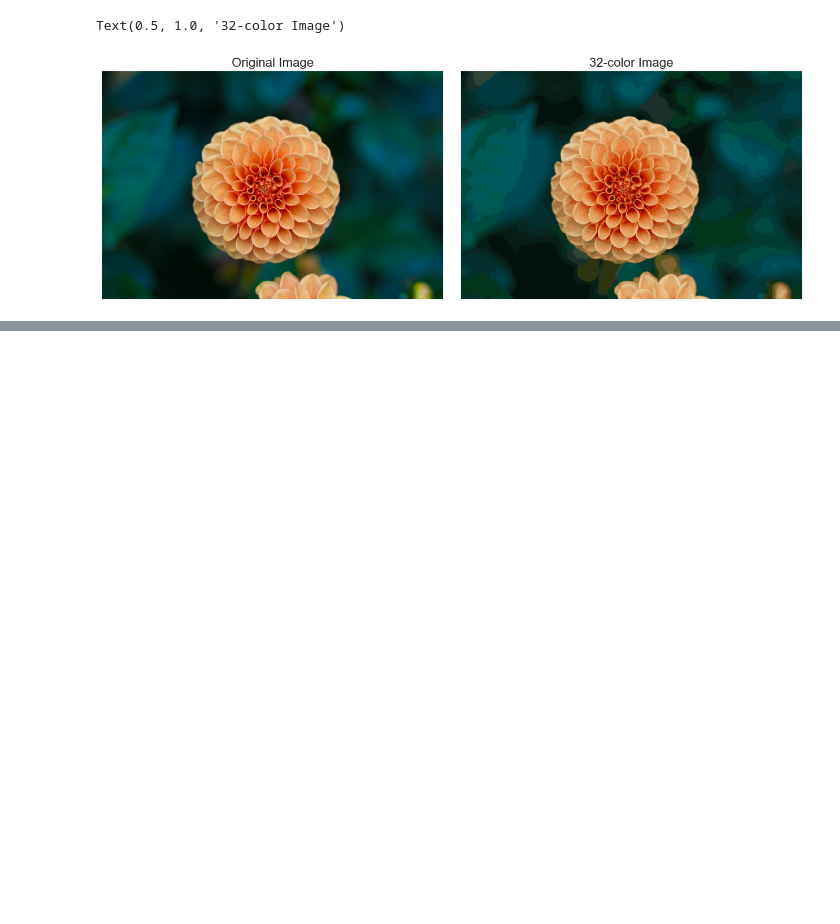
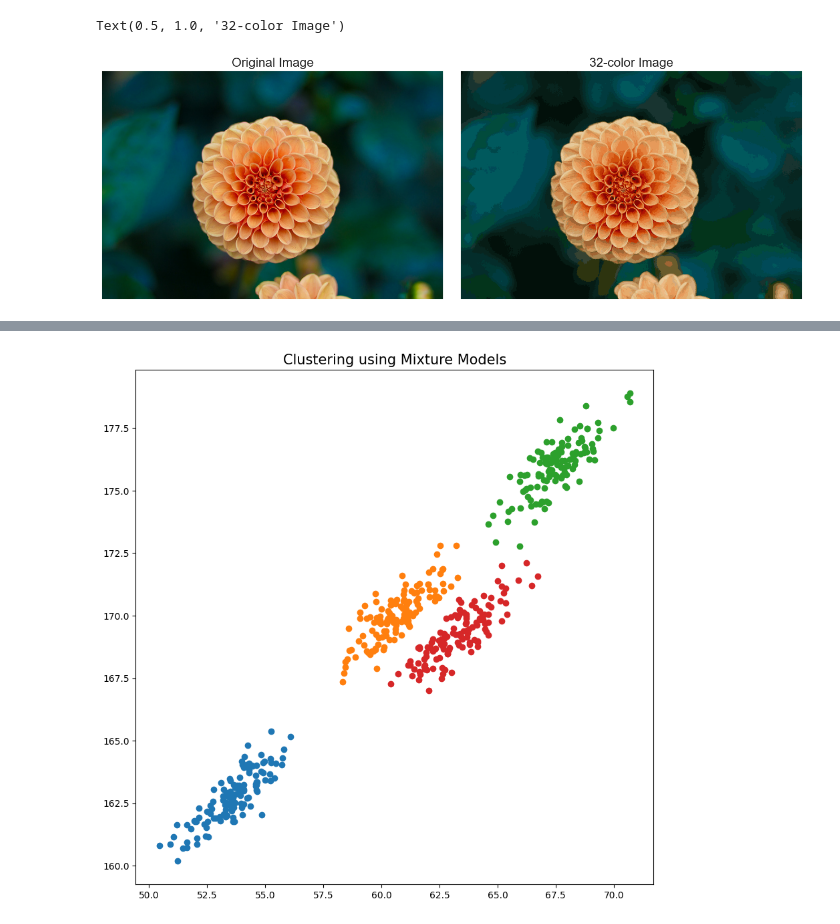
Before and after one commit to krishangupta33/Unboxing-Black-Box-ML-Models, a Jupyter notebook: HW6/HW6.ipynb, the cells around one changed output, grey strips where cells are left out. Drawn from its saved outputs; the diff is of its cells as text; code cells hidden in the pictures; blank space fills up the shorter version.

```diff
--- a/HW6/HW6.ipynb
+++ b/HW6/HW6.ipynb
@@ -268,0 +417,76 @@ Text(0.5, 1.0, '32-color Image')
+# %%
+data = pd.read_csv('clustering_gmm.csv')
+
+import numpy as np
+from scipy.stats import multivariate_normal
+
+class GMM:
+    def __init__(self, n_components=2, tol=1e-4, max_iter=100):
+        self.n_components = n_components
+        self.tol = tol
+        self.max_iter = max_iter
+        self.means = None
+        self.covariances = None
+        self.mixing_coeffs = None
+        self.responsibilities = None
+
+    def initialize_parameters(self, X):
+        np.random.seed(0)  # For reproducibility
+        random_indices = np.random.choice(X.shape[0], self.n_components, replace=False)
+        self.means = X[random_indices]
+        self.covariances = np.array([np.cov(X.T) for _ in range(self.n_components)])
+        self.mixing_coeffs = np.ones(self.n_components) / self.n_components
+
+    def e_step(self, X):
+        self.responsibilities = np.zeros((X.shape[0], self.n_components))
+        for k in range(self.n_components):
+            rv = multivariate_normal(self.means[k], self.covariances[k])
+            self.responsibilities[:, k] = self.mixing_coeffs[k] * rv.pdf(X)
+        self.responsibilities = self.responsibilities / self.responsibilities.sum(axis=1)[:, np.newaxis]
+
+    def m_step(self, X):
+        Nk = self.responsibilities.sum(axis=0)
+
+        for k in range(self.n_components):
+            self.means[k] = (1 / Nk[k]) * np.dot(self.responsibilities[:, k], X)
+            x_minus_mean = X - self.means[k]
+            self.covariances[k] = (1 / Nk[k]) * np.dot(self.responsibilities[:, k] * x_minus_mean.T, x_minus_mean)
+            self.mixing_coeffs[k] = Nk[k] / X.shape[0]
+
+    def fit(self, X):
+        self.initialize_parameters(X)
+
+        for iteration in range(self.max_iter):
+            self.e_step(X)
+            self.m_step(X)
+
+            # Check for convergence (this could be more sophisticated)
+            if iteration > 0 and np.linalg.norm(self.means - old_means) < self.tol:
+                break
+            old_means = self.means.copy()
+
+    def predict(self, X):
+        self.e_step(X)  # Recalculate responsibilities on the fitted data
+        return np.argmax(self.responsibilities, axis=1)
+
+# Convert the data to a NumPy array
+X = data.to_numpy()
+
+# Create and fit the GMM
+gmm = GMM(n_components=4)
+gmm.fit(X)
+
+
+labels = gmm.predict(data)
+frame = pd.DataFrame(data)
+frame['cluster'] = labels
+frame.columns = ['Weight', 'Height', 'cluster']
+
+plt.figure(figsize=(10,10))
+for k in range(0,4):
+    data = frame[frame["cluster"]==k]
+    plt.scatter(data["Weight"],data["Height"],cmap = 'viridis')
+plt.title('Clustering using Mixture Models', fontsize = 15)
+plt.show()
+# %% [output]
+[figure, added]
```
Also changed, not shown: parts of 21 cells of this notebook, 1 other file.
